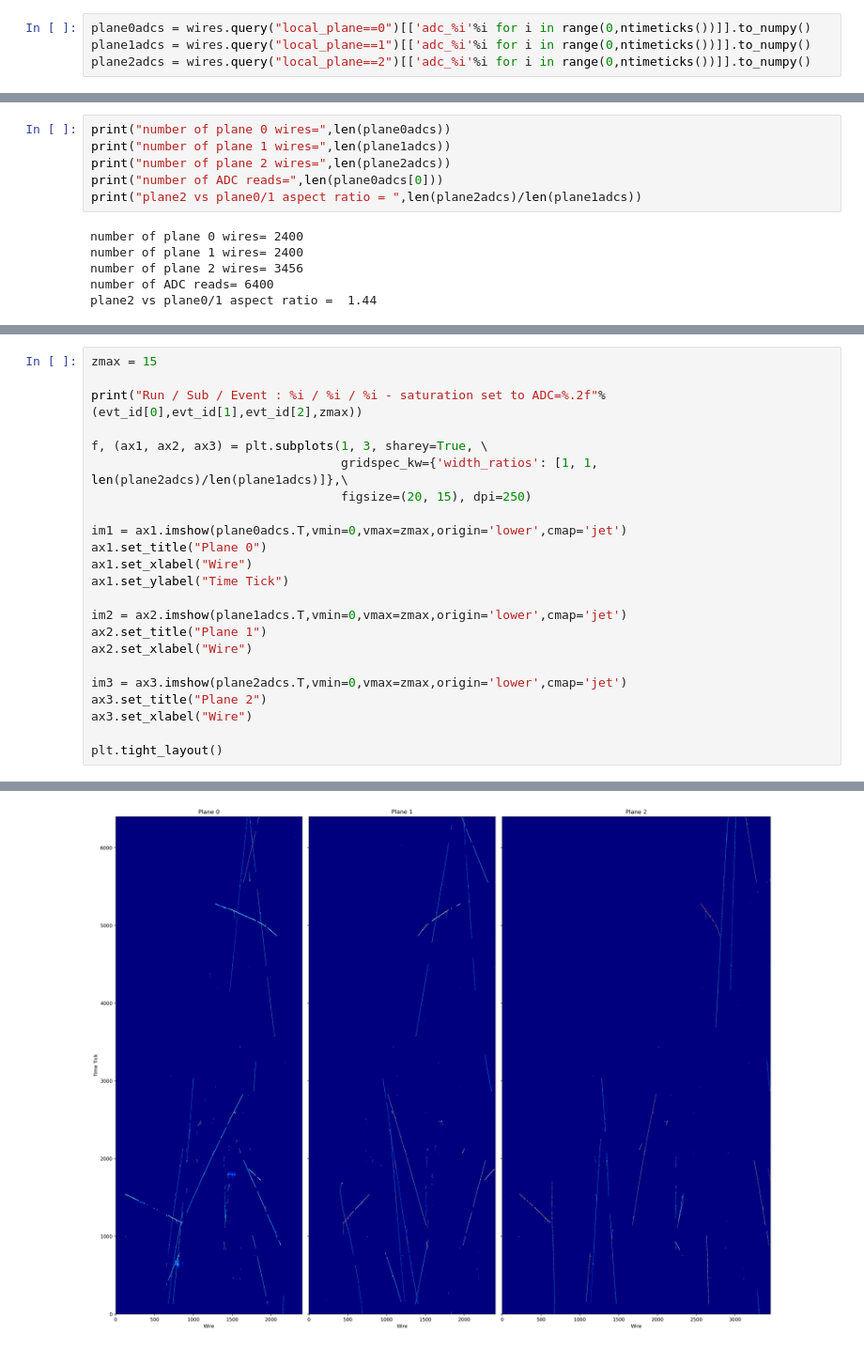
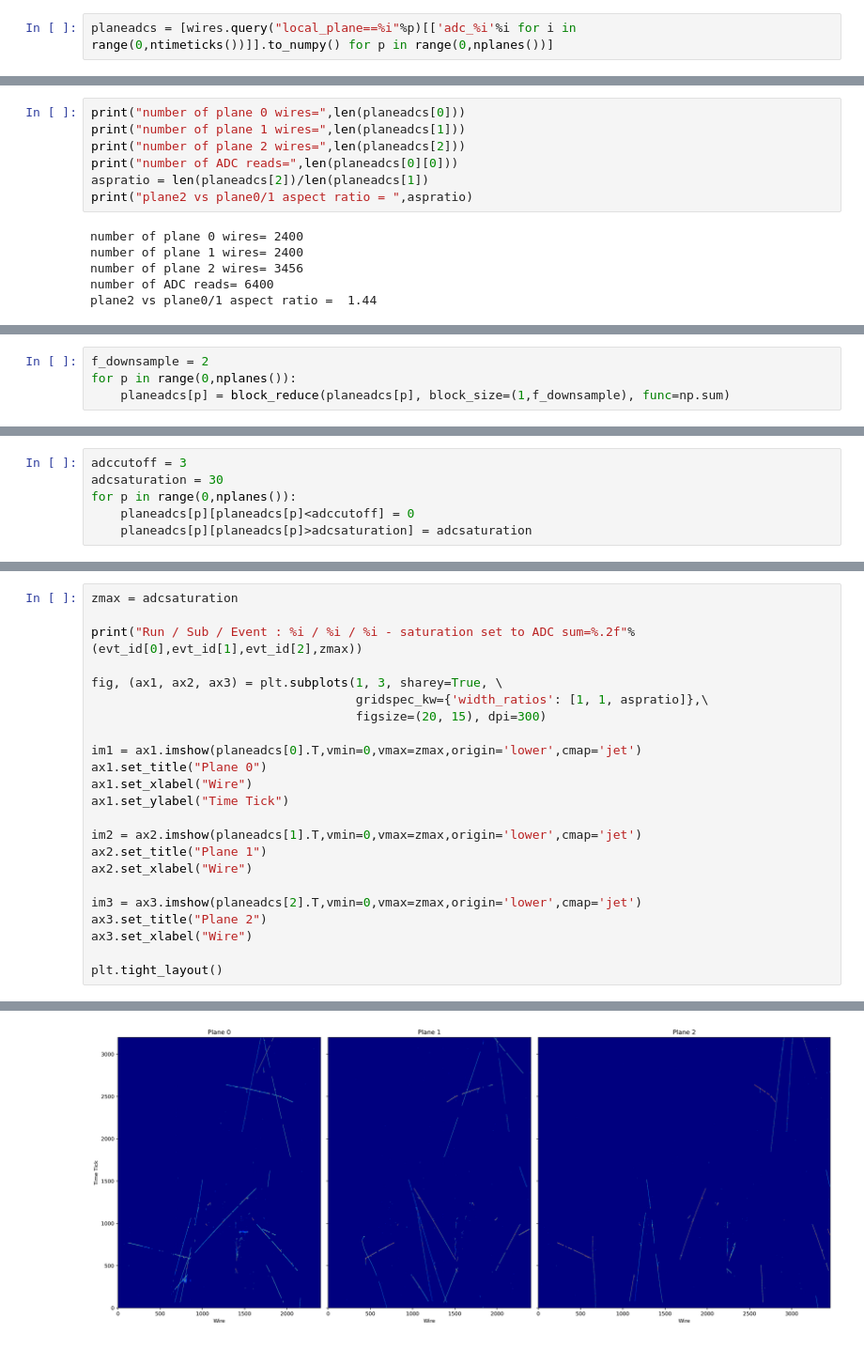
Before and after one commit to cerati/ubopendata, a Jupyter notebook: WireImage.ipynb, the cells around one changed output, grey strips where cells are left out. Shown at 94% size. Cells and saved outputs as stored; diff of their text form.

```diff
--- a/WireImage.ipynb
+++ b/WireImage.ipynb
@@ -38,17 +38,16 @@ Extract wire information for this specific event, and get the wire readouts (ADC
 # %%
 wires = evt["wire_table"]
 # %%
-plane0adcs = wires.query("local_plane==0")[['adc_%i'%i for i in range(0,ntimeticks())]].to_numpy()
-plane1adcs = wires.query("local_plane==1")[['adc_%i'%i for i in range(0,ntimeticks())]].to_numpy()
-plane2adcs = wires.query("local_plane==2")[['adc_%i'%i for i in range(0,ntimeticks())]].to_numpy()
+planeadcs = [wires.query("local_plane==%i"%p)[['adc_%i'%i for i in range(0,ntimeticks())]].to_numpy() for p in range(0,nplanes())]
 # %% [markdown]
 Print information about the number of wires and ACD reads (waveform amplitude at each time tick)
 # %%
-print("number of plane 0 wires=",len(plane0adcs))
-print("number of plane 1 wires=",len(plane1adcs))
-print("number of plane 2 wires=",len(plane2adcs))
-print("number of ADC reads=",len(plane0adcs[0]))
-print("plane2 vs plane0/1 aspect ratio = ",len(plane2adcs)/len(plane1adcs))
+print("number of plane 0 wires=",len(planeadcs[0]))
+print("number of plane 1 wires=",len(planeadcs[1]))
+print("number of plane 2 wires=",len(planeadcs[2]))
+print("number of ADC reads=",len(planeadcs[0][0]))
+aspratio = len(planeadcs[2])/len(planeadcs[1])
+print("plane2 vs plane0/1 aspect ratio = ",aspratio)
 # %% [output]
 number of plane 0 wires= 2400
 number of plane 1 wires= 2400
@@ -57,0 +61,4 @@ plane2 vs plane0/1 aspect ratio =  1.44
+# %%
+f_downsample = 2
+for p in range(0,nplanes()):
+    planeadcs[p] = block_reduce(planeadcs[p], block_size=(1,f_downsample), func=np.sum)
@@ -58 +74,7 @@ plane2 vs plane0/1 aspect ratio =  1.44
+# %%
+adccutoff = 3
+adcsaturation = 30
+for p in range(0,nplanes()):
+    planeadcs[p][planeadcs[p]<adccutoff] = 0
+    planeadcs[p][planeadcs[p]>adcsaturation] = adcsaturation
 # %% [markdown]
@@ -60,22 +82,22 @@ Let's make the image now for each plane as time tick vs wire number, color-coded
 # %%
-zmax = 15
+zmax = adcsaturation
 
-print("Run / Sub / Event : %i / %i / %i - saturation set to ADC=%.2f"%(evt_id[0],evt_id[1],evt_id[2],zmax))
+print("Run / Sub / Event : %i / %i / %i - saturation set to ADC sum=%.2f"%(evt_id[0],evt_id[1],evt_id[2],zmax))
 
-f, (ax1, ax2, ax3) = plt.subplots(1, 3, sharey=True, \
-                                  gridspec_kw={'width_ratios': [1, 1, len(plane2adcs)/len(plane1adcs)]},\
-                                  figsize=(20, 15), dpi=250)
+fig, (ax1, ax2, ax3) = plt.subplots(1, 3, sharey=True, \
+                                    gridspec_kw={'width_ratios': [1, 1, aspratio]},\
+                                    figsize=(20, 15), dpi=300)
 
-im1 = ax1.imshow(plane0adcs.T,vmin=0,vmax=zmax,origin='lower',cmap='jet')
+im1 = ax1.imshow(planeadcs[0].T,vmin=0,vmax=zmax,origin='lower',cmap='jet')
 ax1.set_title("Plane 0")
 ax1.set_xlabel("Wire")
 ax1.set_ylabel("Time Tick")
 
-im2 = ax2.imshow(plane1adcs.T,vmin=0,vmax=zmax,origin='lower',cmap='jet')
+im2 = ax2.imshow(planeadcs[1].T,vmin=0,vmax=zmax,origin='lower',cmap='jet')
 ax2.set_title("Plane 1")
 ax2.set_xlabel("Wire")
 
-im3 = ax3.imshow(plane2adcs.T,vmin=0,vmax=zmax,origin='lower',cmap='jet')
+im3 = ax3.imshow(planeadcs[2].T,vmin=0,vmax=zmax,origin='lower',cmap='jet')
 ax3.set_title("Plane 2")
 ax3.set_xlabel("Wire")
 
@@ -85 +107 @@ Run / Sub / Event : 7420 / 62 / 3136 - saturation set to ADC=15.00
-[figure, old version]
+[figure, new version]
```
Also changed, not shown: parts of 16 cells of this notebook, 1 other file.
